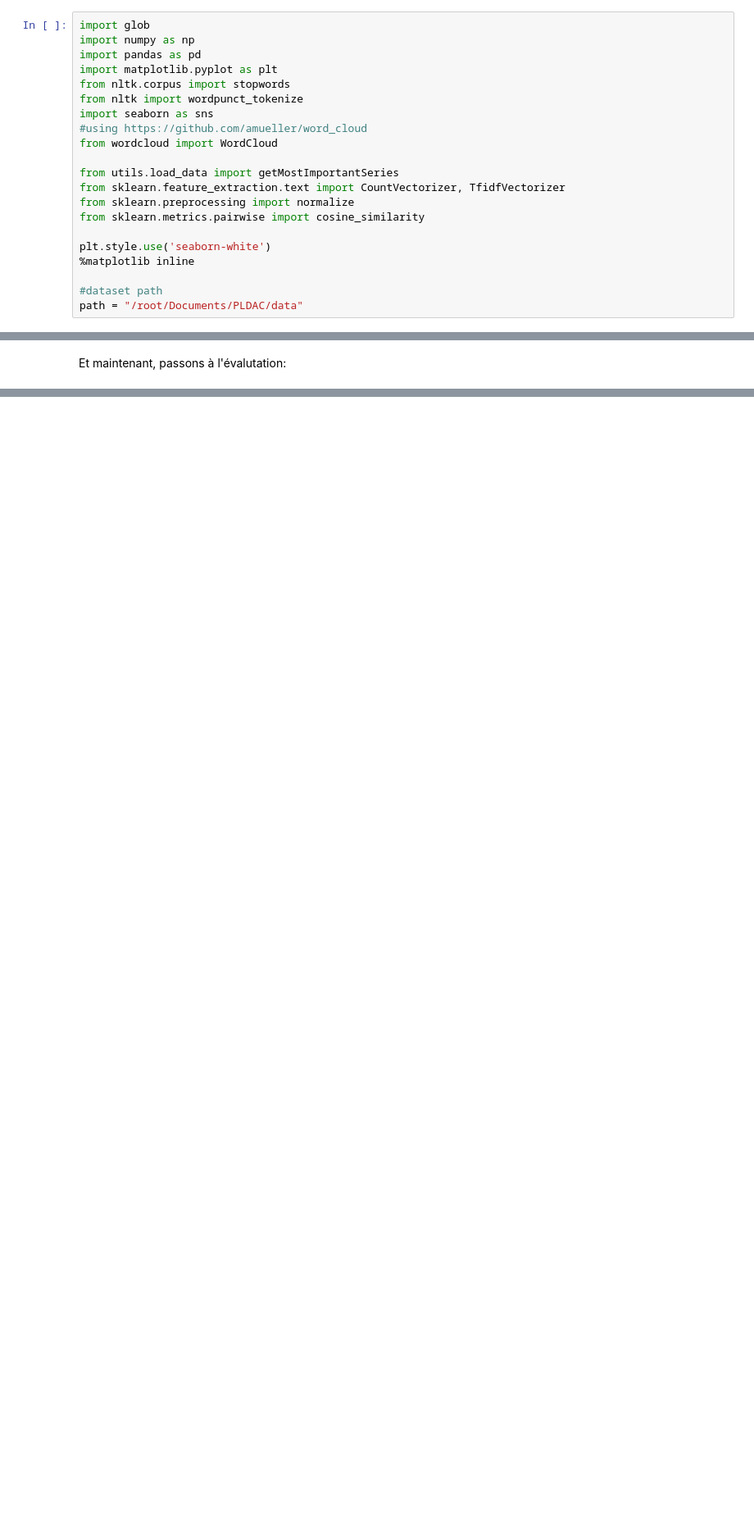
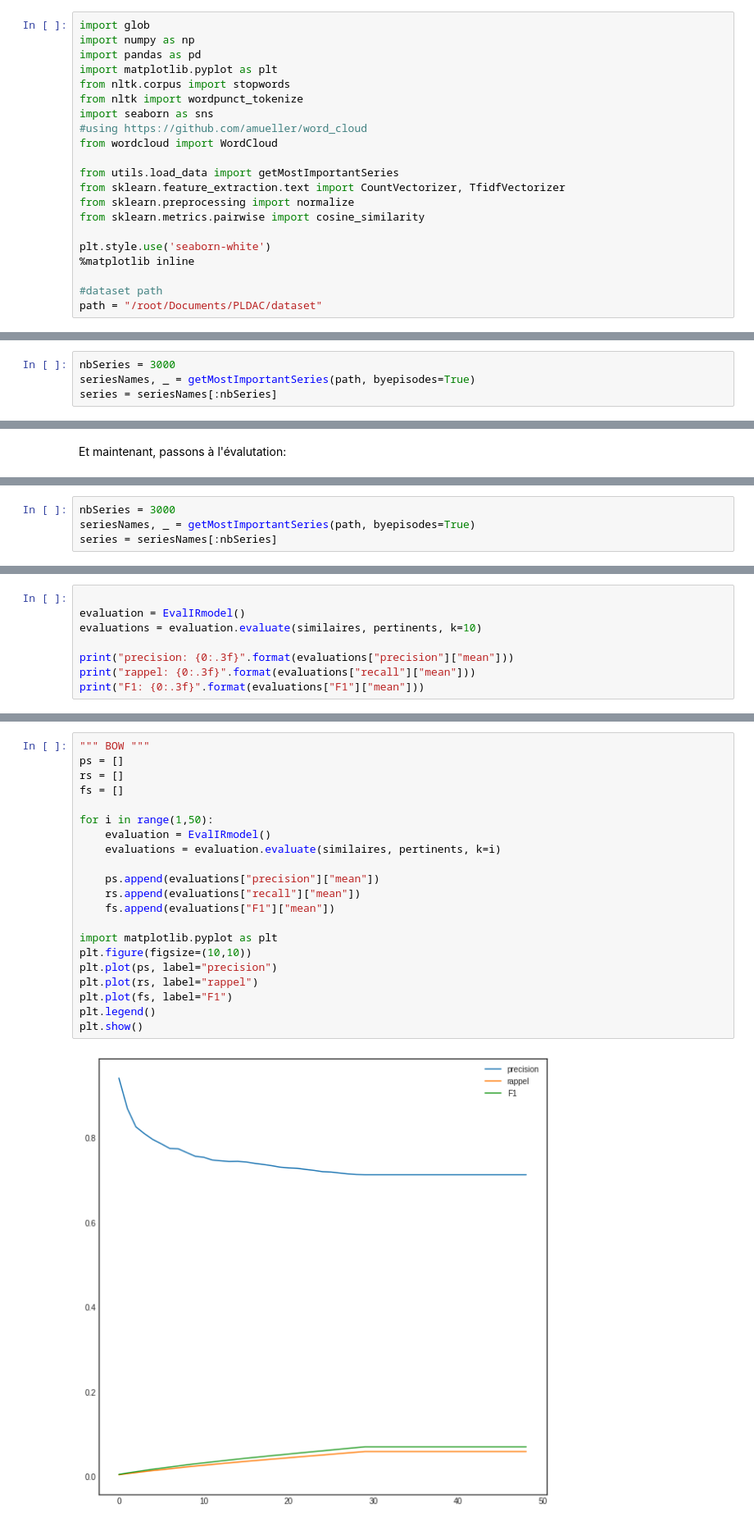
Before and after one commit to ismaelbonneau/movie_recommender, a Jupyter notebook: similarities-Copy1.ipynb, the cells around one changed output, grey strips where cells are left out. Shown at 82% size. Drawn from its saved outputs; the diff is of its cells as text; blank space fills up the shorter version.

```diff
--- a/similarities-Copy1.ipynb
+++ b/similarities-Copy1.ipynb
@@ -22,7 +18,7 @@ plt.style.use('seaborn-white')
 %matplotlib inline
 
 #dataset path
-path = "/root/Documents/PLDAC/data"
+path = "/root/Documents/PLDAC/dataset"
 # %%
 #pour rendre le notebook plus clean!
 def printMatrice(sim, series):
@@ -213,3 +98,7 @@ Nous chercherons à évaluer les performances de nos modèles en considérant co
+# %%
+nbSeries = 3000
+seriesNames, _ = getMostImportantSeries(path, byepisodes=True)
+series = seriesNames[:nbSeries]
 # %%
 #classe implémentant les mesures de rappel/précision/score F1
 from utils.evalIRmodel import EvalIRmodel
@@ -290,0 +172,4 @@ Et maintenant, passons à l'évalutation:
+# %%
+nbSeries = 3000
+seriesNames, _ = getMostImportantSeries(path, byepisodes=True)
+series = seriesNames[:nbSeries]
@@ -290,0 +215,8 @@ Et maintenant, passons à l'évalutation:
+# %%
+
+evaluation = EvalIRmodel()
+evaluations = evaluation.evaluate(similaires, pertinents, k=10)
+
+print("precision: {0:.3f}".format(evaluations["precision"]["mean"]))
+print("rappel: {0:.3f}".format(evaluations["recall"]["mean"]))
+print("F1: {0:.3f}".format(evaluations["F1"]["mean"]))
@@ -290,0 +227,23 @@ Et maintenant, passons à l'évalutation:
+# %%
+""" BOW """
+ps = []
+rs = []
+fs = []
+
+for i in range(1,50):
+    evaluation = EvalIRmodel()
+    evaluations = evaluation.evaluate(similaires, pertinents, k=i)
+
+    ps.append(evaluations["precision"]["mean"])
+    rs.append(evaluations["recall"]["mean"])
+    fs.append(evaluations["F1"]["mean"])
+
+import matplotlib.pyplot as plt
+plt.figure(figsize=(10,10))
+plt.plot(ps, label="precision")
+plt.plot(rs, label="rappel")
+plt.plot(fs, label="F1")
+plt.legend()
+plt.show()
+# %% [output]
+[figure, added]
```
Also changed, not shown: parts of 65 cells of this notebook.
